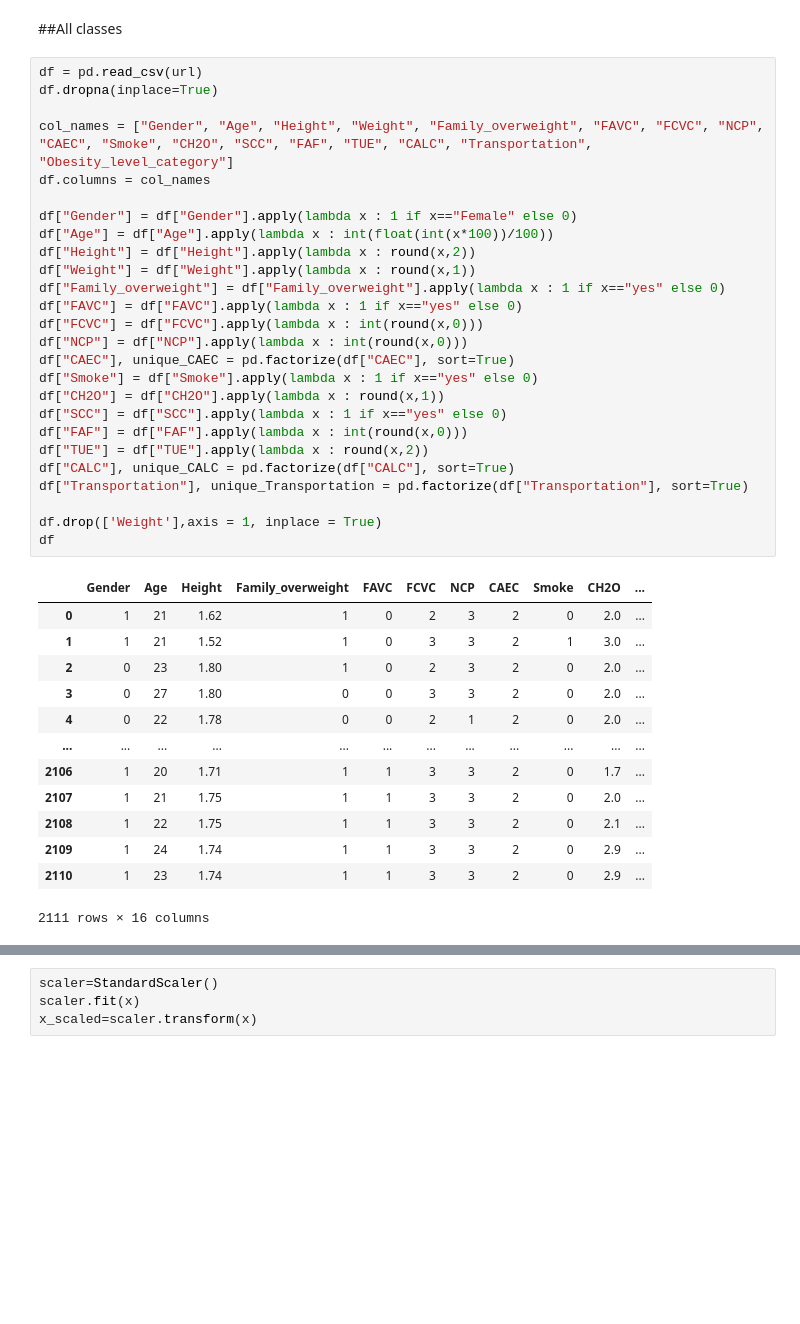
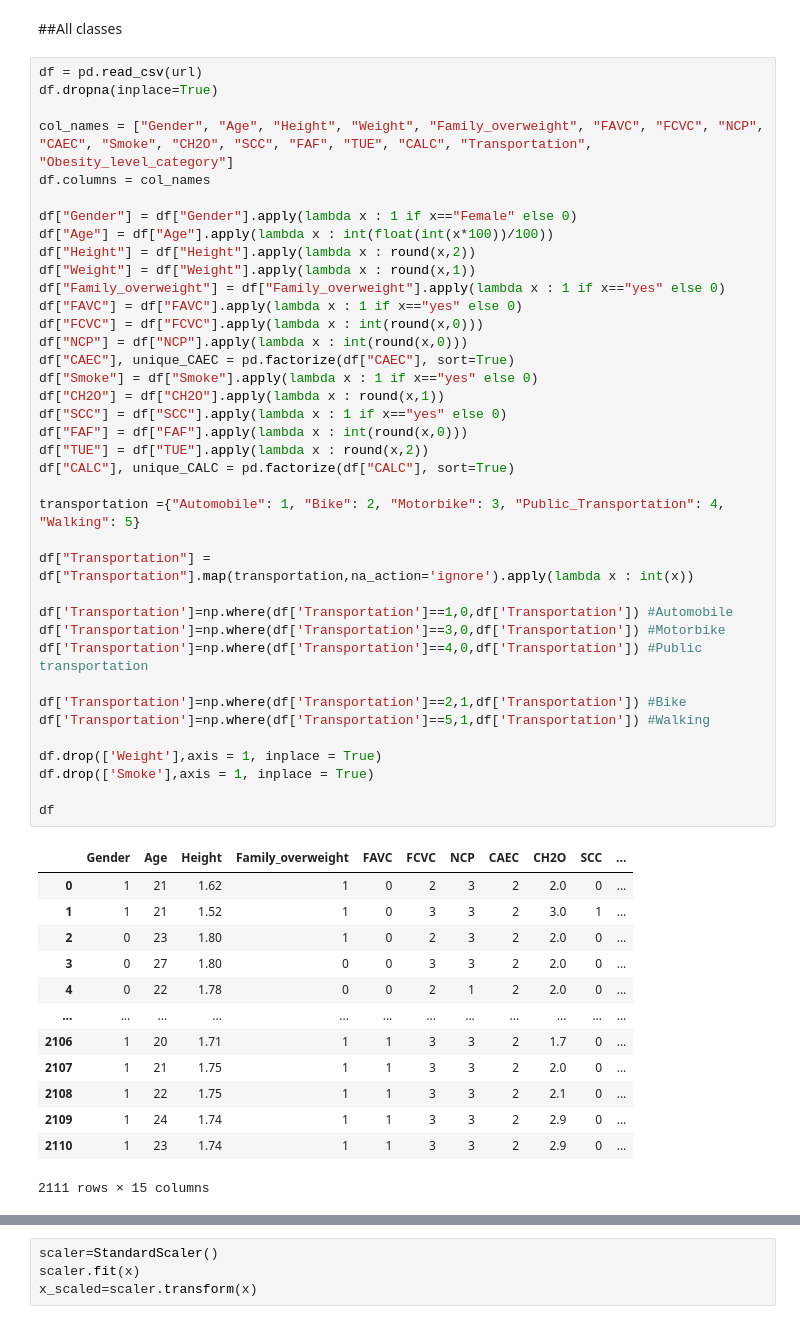
Before and after one commit to corentin-pujol/Obesity-types-prediction, a Jupyter notebook: Obesity_levels_prediction.ipynb, the cells around one changed output, grey strips where cells are left out. Saved outputs shown, nothing was run; the diff lists cells and outputs as text; blank space fills up the shorter version.

```diff
--- a/Obesity_levels_prediction.ipynb
+++ b/Obesity_levels_prediction.ipynb
@@ -249,41 +274,53 @@ Split en train_set et en test_set
 # %%
 df = pd.read_csv(url)
 df.dropna(inplace=True)
 
 col_names = ["Gender", "Age", "Height", "Weight", "Family_overweight", "FAVC", "FCVC", "NCP", "CAEC", "Smoke", "CH2O", "SCC", "FAF", "TUE", "CALC", "Transportation", "Obesity_level_category"]
 df.columns = col_names
 
 df["Gender"] = df["Gender"].apply(lambda x : 1 if x=="Female" else 0)
 df["Age"] = df["Age"].apply(lambda x : int(float(int(x*100))/100))
 df["Height"] = df["Height"].apply(lambda x : round(x,2))
 df["Weight"] = df["Weight"].apply(lambda x : round(x,1))
 df["Family_overweight"] = df["Family_overweight"].apply(lambda x : 1 if x=="yes" else 0)
 df["FAVC"] = df["FAVC"].apply(lambda x : 1 if x=="yes" else 0)
 df["FCVC"] = df["FCVC"].apply(lambda x : int(round(x,0)))
 df["NCP"] = df["NCP"].apply(lambda x : int(round(x,0)))
 df["CAEC"], unique_CAEC = pd.factorize(df["CAEC"], sort=True)
 df["Smoke"] = df["Smoke"].apply(lambda x : 1 if x=="yes" else 0)
 df["CH2O"] = df["CH2O"].apply(lambda x : round(x,1))
 df["SCC"] = df["SCC"].apply(lambda x : 1 if x=="yes" else 0)
 df["FAF"] = df["FAF"].apply(lambda x : int(round(x,0)))
 df["TUE"] = df["TUE"].apply(lambda x : round(x,2))
 df["CALC"], unique_CALC = pd.factorize(df["CALC"], sort=True)
-df["Transportation"], unique_Transportation = pd.factorize(df["Transportation"], sort=True)
+
+transportation ={"Automobile": 1, "Bike": 2, "Motorbike": 3, "Public_Transportation": 4, "Walking": 5}
+
+df["Transportation"] = df["Transportation"].map(transportation,na_action='ignore').apply(lambda x : int(x))
+
+df['Transportation']=np.where(df['Transportation']==1,0,df['Transportation']) #Automobile
+df['Transportation']=np.where(df['Transportation']==3,0,df['Transportation']) #Motorbike
+df['Transportation']=np.where(df['Transportation']==4,0,df['Transportation']) #Public transportation
+
+df['Transportation']=np.where(df['Transportation']==2,1,df['Transportation']) #Bike
+df['Transportation']=np.where(df['Transportation']==5,1,df['Transportation']) #Walking
 
 df.drop(['Weight'],axis = 1, inplace = True)
+df.drop(['Smoke'],axis = 1, inplace = True)
+
 df
 # %% [output]
-|  | Gender | Age | Height | Family_overweight | FAVC | FCVC | NCP | CAEC | Smoke | CH2O | ... |
-| 0 | 1 | 21 | 1.62 | 1 | 0 | 2 | 3 | 2 | 0 | 2.0 | ... |
-| 1 | 1 | 21 | 1.52 | 1 | 0 | 3 | 3 | 2 | 1 | 3.0 | ... |
-| 2 | 0 | 23 | 1.80 | 1 | 0 | 2 | 3 | 2 | 0 | 2.0 | ... |
-| 3 | 0 | 27 | 1.80 | 0 | 0 | 3 | 3 | 2 | 0 | 2.0 | ... |
-| 4 | 0 | 22 | 1.78 | 0 | 0 | 2 | 1 | 2 | 0 | 2.0 | ... |
+|  | Gender | Age | Height | Family_overweight | FAVC | FCVC | NCP | CAEC | CH2O | SCC | ... |
+| 0 | 1 | 21 | 1.62 | 1 | 0 | 2 | 3 | 2 | 2.0 | 0 | ... |
+| 1 | 1 | 21 | 1.52 | 1 | 0 | 3 | 3 | 2 | 3.0 | 1 | ... |
+| 2 | 0 | 23 | 1.80 | 1 | 0 | 2 | 3 | 2 | 2.0 | 0 | ... |
+| 3 | 0 | 27 | 1.80 | 0 | 0 | 3 | 3 | 2 | 2.0 | 0 | ... |
+| 4 | 0 | 22 | 1.78 | 0 | 0 | 2 | 1 | 2 | 2.0 | 0 | ... |
 | ... | ... | ... | ... | ... | ... | ... | ... | ... | ... | ... | ... |
-| 2106 | 1 | 20 | 1.71 | 1 | 1 | 3 | 3 | 2 | 0 | 1.7 | ... |
-| 2107 | 1 | 21 | 1.75 | 1 | 1 | 3 | 3 | 2 | 0 | 2.0 | ... |
-| 2108 | 1 | 22 | 1.75 | 1 | 1 | 3 | 3 | 2 | 0 | 2.1 | ... |
-| 2109 | 1 | 24 | 1.74 | 1 | 1 | 3 | 3 | 2 | 0 | 2.9 | ... |
-| 2110 | 1 | 23 | 1.74 | 1 | 1 | 3 | 3 | 2 | 0 | 2.9 | ... |
+| 2106 | 1 | 20 | 1.71 | 1 | 1 | 3 | 3 | 2 | 1.7 | 0 | ... |
+| 2107 | 1 | 21 | 1.75 | 1 | 1 | 3 | 3 | 2 | 2.0 | 0 | ... |
+| 2108 | 1 | 22 | 1.75 | 1 | 1 | 3 | 3 | 2 | 2.1 | 0 | ... |
+| 2109 | 1 | 24 | 1.74 | 1 | 1 | 3 | 3 | 2 | 2.9 | 0 | ... |
+| 2110 | 1 | 23 | 1.74 | 1 | 1 | 3 | 3 | 2 | 2.9 | 0 | ... |
-2111 rows × 16 columns
+2111 rows × 15 columns
 # %%
```
Also changed, not shown: parts of 100 cells of this notebook.
